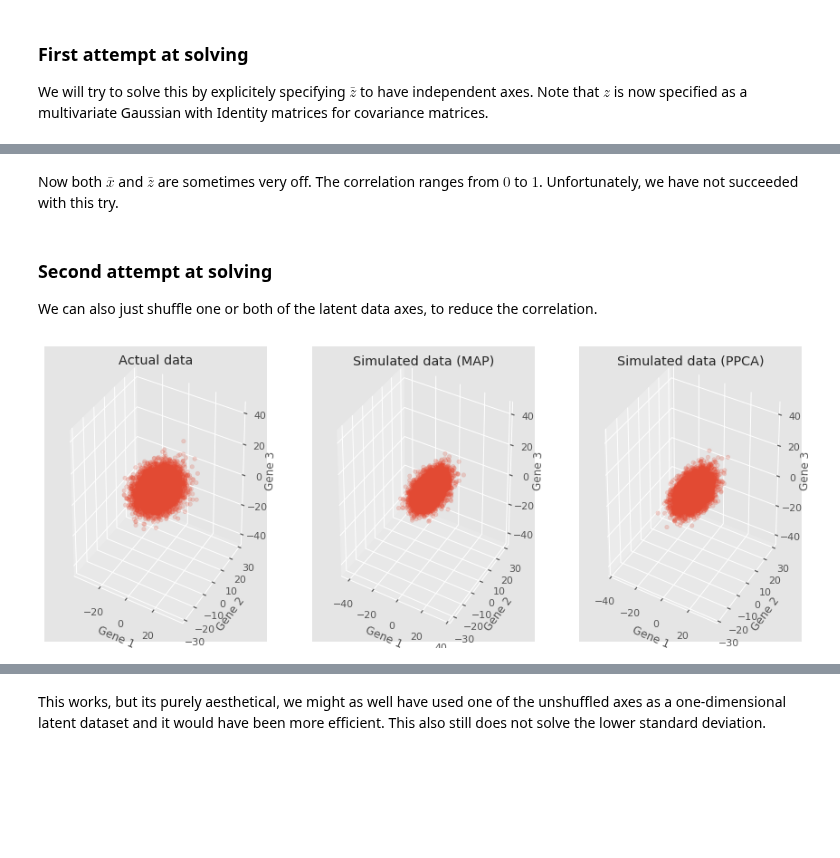
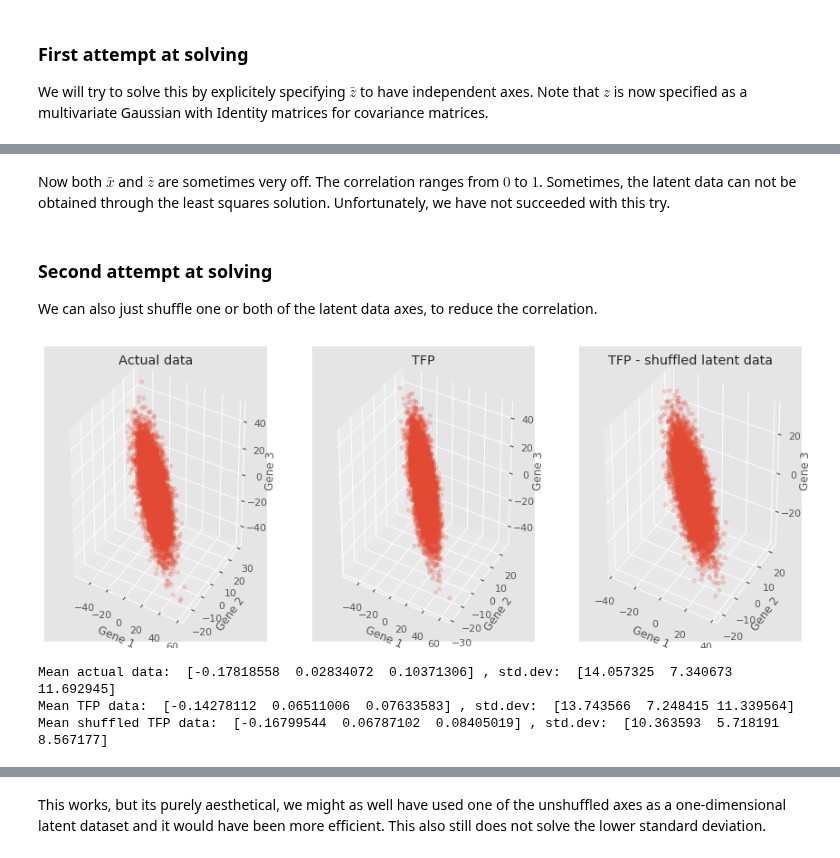
Before and after one commit to tobias-beers/RNA_visualization, a Jupyter notebook: Code/TensorFlow/PPCA_part2.ipynb, the cells around one changed output, grey strips where cells are left out. Drawn from its saved outputs; the diff is of its cells as text; code cells hidden in the pictures; blank space fills up the shorter version.

Commit message:
evaluated mean of samples vs likeliest sampleand altered code for mean of samples

```diff
--- a/Code/TensorFlow/PPCA_part2.ipynb
+++ b/Code/TensorFlow/PPCA_part2.ipynb
@@ -274,5 +274,5 @@ Mean TFP latent data:  [-2.3174601e+01 -2.2088832e-04] , std.dev:  [3.5513628e+0
 # %% [markdown]
-Now both $\bar{x}$ and $\bar{z}$ are sometimes very off. The correlation ranges from $0$ to $1$. Unfortunately, we have not succeeded with this try.
+Now both $\bar{x}$ and $\bar{z}$ are sometimes very off. The correlation ranges from $0$ to $1$. Sometimes, the latent data can not be obtained through the least squares solution. Unfortunately, we have not succeeded with this try.
 # %% [markdown]
 ### Second attempt at solving
 We can also just shuffle one or both of the latent data axes, to reduce the correlation.
@@ -282,26 +282,33 @@ sample_X = tfd.Normal(loc=tf.matmul(tf.Variable(w,dtype=tf.float32),tf.Variable(
 # %%
 fig = plt.figure(figsize=(15,6))
 ax = fig.add_subplot(1,3,1, projection='3d')
 ax.scatter(x_train[0,:],x_train[1,:],x_train[2,:], alpha=0.2)
 ax.set_title('Actual data')
 ax.set_xlabel('Gene 1')
 ax.set_ylabel('Gene 2')
 ax.set_zlabel('Gene 3')
 ax = fig.add_subplot(1,3,2, projection='3d')
 ax.scatter(x_generated[0,:],x_generated[1,:],x_generated[2,:], alpha=0.2)
-ax.set_title('Simulated data (MAP)')
+ax.set_title('TFP')
 ax.set_xlabel('Gene 1')
 ax.set_ylabel('Gene 2')
 ax.set_zlabel('Gene 3')
 ax = fig.add_subplot(1,3,3, projection='3d')
 ax.scatter(sample_X[0,:],sample_X[1,:],sample_X[2,:], alpha=0.2)
-ax.set_title('Simulated data (PPCA)')
+ax.set_title('TFP - shuffled latent data')
 ax.set_xlabel('Gene 1')
 ax.set_ylabel('Gene 2')
 ax.set_zlabel('Gene 3')
 plt.show()
+
+print('Mean actual data: ', np.mean(x_train, axis=1), ', std.dev: ', np.std(x_train, axis=1))
+print('Mean TFP data: ', np.mean(x_generated, axis=1), ', std.dev: ', np.std(x_generated, axis=1))
+print('Mean shuffled TFP data: ', np.mean(sample_X, axis=1), ', std.dev: ', np.std(sample_X, axis=1))
 # %% [output]
-[figure, old version]
+[figure, new version]
+Mean actual data:  [-0.17818558  0.02834072  0.10371306] , std.dev:  [14.057325  7.340673 11.692945]
+Mean TFP data:  [-0.14278112  0.06511006  0.07633583] , std.dev:  [13.743566  7.248415 11.339564]
+Mean shuffled TFP data:  [-0.16799544  0.06787102  0.08405019] , std.dev:  [10.363593  5.718191  8.567177]
 # %%
 fig = plt.figure(figsize=(22,6))
 ax = fig.add_subplot(1,3,1)
```
Also changed, not shown: parts of 8 cells of this notebook, 4 other files.
